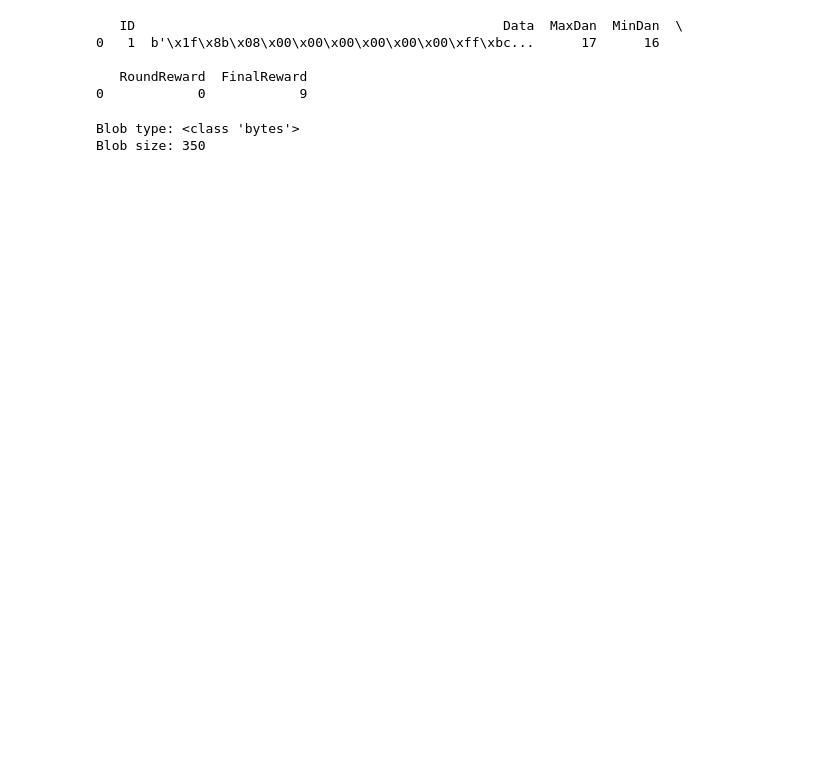
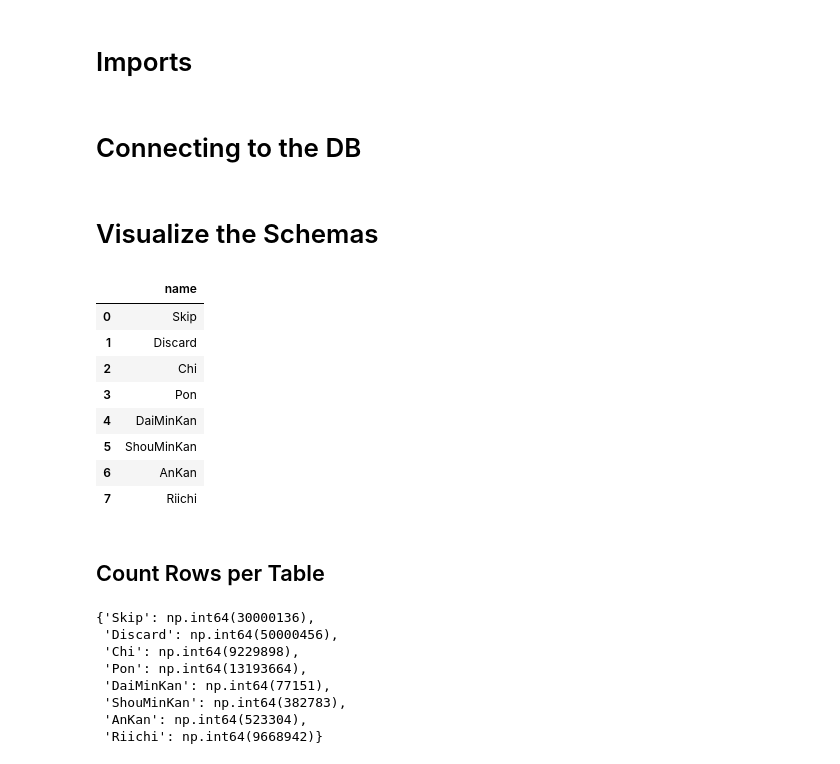
Before and after one commit to Ruipi/tfg, a Jupyter notebook: notebooks/01_eda.ipynb, the cells around one changed output. Drawn from its saved outputs; the diff is of its cells as text; code cells hidden in the pictures; blank space fills up the shorter version.

```diff
--- a/notebooks/01_eda.ipynb
+++ b/notebooks/01_eda.ipynb
@@ -1,2 +5,4 @@
+# %% [markdown]
+# Imports
 # %%
 import sqlite3
@@ -17,29 +39,57 @@ from src.utils.action_decoder import (
+# %% [markdown]
+# Connecting to the DB
 # %%
 DB_PATH = Path("../data/raw/datasets_positive.db")
 
 conn = sqlite3.connect(DB_PATH)
+# %% [markdown]
+# Visualize the Schemas
 # %%
 query = """
-SELECT *
-FROM Discard
-LIMIT 1
+SELECT name
+FROM sqlite_master
+WHERE type='table';
 """
 
-df = pd.read_sql(query, conn)
+tables = pd.read_sql(query, conn)
 
-print(df.head())
+tables
 # %% [output]
-   ID                                               Data  MaxDan  MinDan  \
-0   1  b'\x1f\x8b\x08\x00\x00\x00\x00\x00\x00\xff\xbc...      17      16
-
-   RoundReward  FinalReward
-0            0            9
+|  | name |
+| 0 | Skip |
+| 1 | Discard |
+| 2 | Chi |
+| 3 | Pon |
+| 4 | DaiMinKan |
+| 5 | ShouMinKan |
+| 6 | AnKan |
+| 7 | Riichi |
+# %% [markdown]
+## Count Rows per Table
 # %%
+table_counts = {}
 
-blob = df.iloc[0]["Data"]
+for table in tables["name"]:
 
-print("Blob type:", type(blob))
-print("Blob size:", len(blob))
+    count_query = f"""
+    SELECT COUNT(*) as count
+    FROM {table}
+    """
+
+    count = pd.read_sql(
+        count_query,
+        conn
+    ).iloc[0]["count"]
+
+    table_counts[table] = count
+
+table_counts
 # %% [output]
-Blob type: <class 'bytes'>
-Blob size: 350
+{'Skip': np.int64(30000136),
+ 'Discard': np.int64(50000456),
+ 'Chi': np.int64(9229898),
+ 'Pon': np.int64(13193664),
+ 'DaiMinKan': np.int64(77151),
+ 'ShouMinKan': np.int64(382783),
+ 'AnKan': np.int64(523304),
+ 'Riichi': np.int64(9668942)}
```
Also changed, not shown: parts of 22 cells of this notebook, 7 other files.
